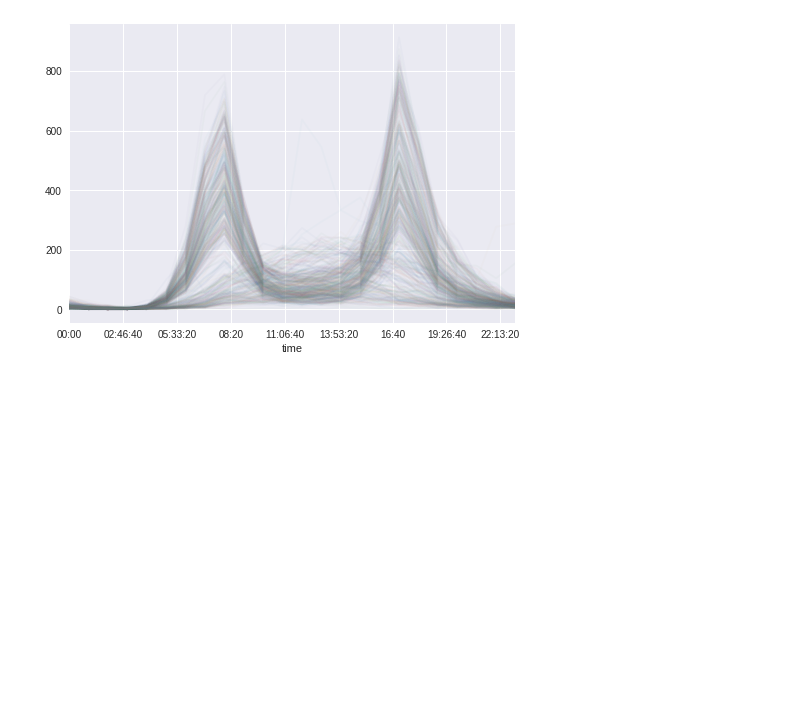
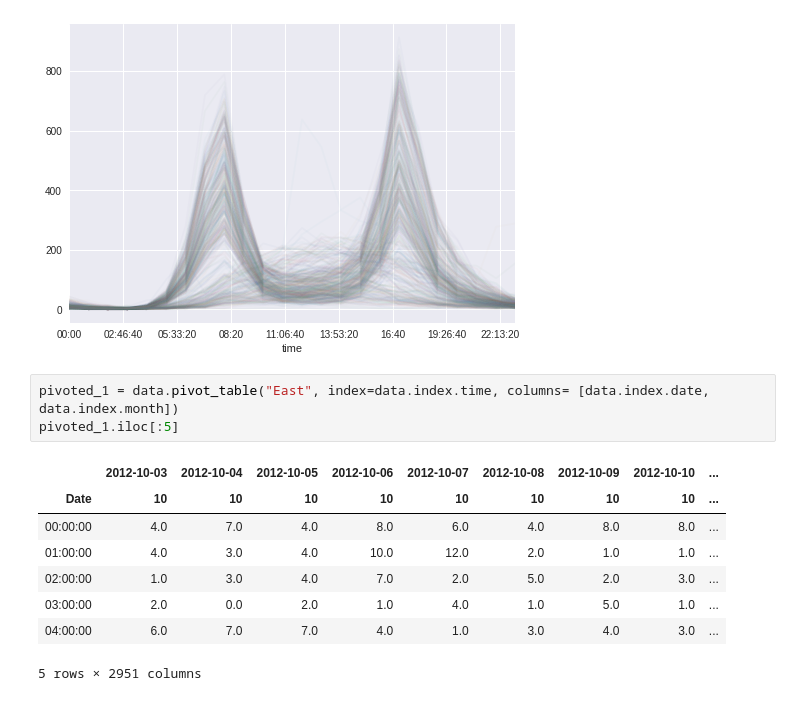
Before and after one commit to navaneethharidasan/Jupyter, a Jupyter notebook: JVC_jupyter_to_prod.ipynb, the cells around one changed output. Drawn from its saved outputs; the diff is of its cells as text; blank space fills up the shorter version.

```diff
--- a/JVC_jupyter_to_prod.ipynb
+++ b/JVC_jupyter_to_prod.ipynb
@@ -88,3 +61,15 @@ pivoted.iloc[:,1500:2000].plot(legend=False,alpha = 0.03)
 # %% [output]
 <matplotlib.axes._subplots.AxesSubplot at 0x...>
 [figure]
+# %%
+pivoted_1 = data.pivot_table("East", index=data.index.time, columns= [data.index.date, data.index.month])
+pivoted_1.iloc[:5]
+# %% [output]
+|  | 2012-10-03 | 2012-10-04 | 2012-10-05 | 2012-10-06 | 2012-10-07 | 2012-10-08 | 2012-10-09 | 2012-10-10 | ... |
+| Date | 10 | 10 | 10 | 10 | 10 | 10 | 10 | 10 | ... |
+| 00:00:00 | 4.0 | 7.0 | 4.0 | 8.0 | 6.0 | 4.0 | 8.0 | 8.0 | ... |
+| 01:00:00 | 4.0 | 3.0 | 4.0 | 10.0 | 12.0 | 2.0 | 1.0 | 1.0 | ... |
+| 02:00:00 | 1.0 | 3.0 | 4.0 | 7.0 | 2.0 | 5.0 | 2.0 | 3.0 | ... |
+| 03:00:00 | 2.0 | 0.0 | 2.0 | 1.0 | 4.0 | 1.0 | 5.0 | 1.0 | ... |
+| 04:00:00 | 6.0 | 7.0 | 7.0 | 4.0 | 1.0 | 3.0 | 4.0 | 3.0 | ... |
+5 rows × 2951 columns
```
Also changed, not shown: parts of 15 cells of this notebook.
